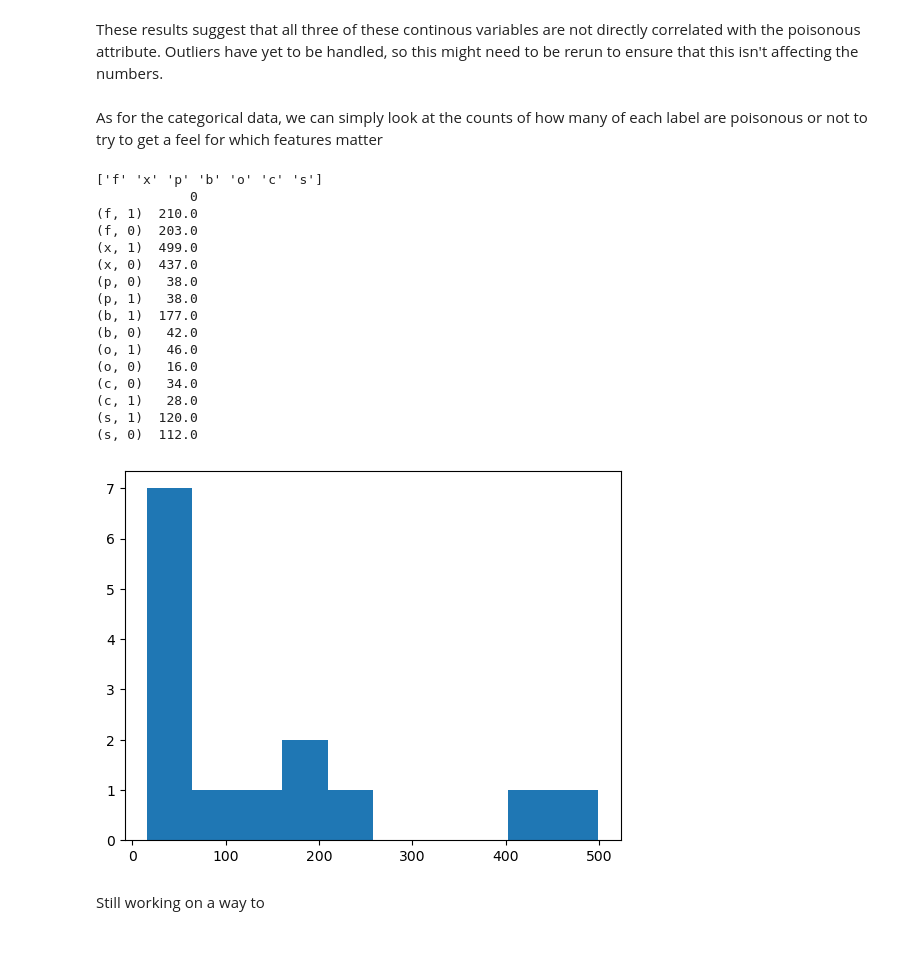
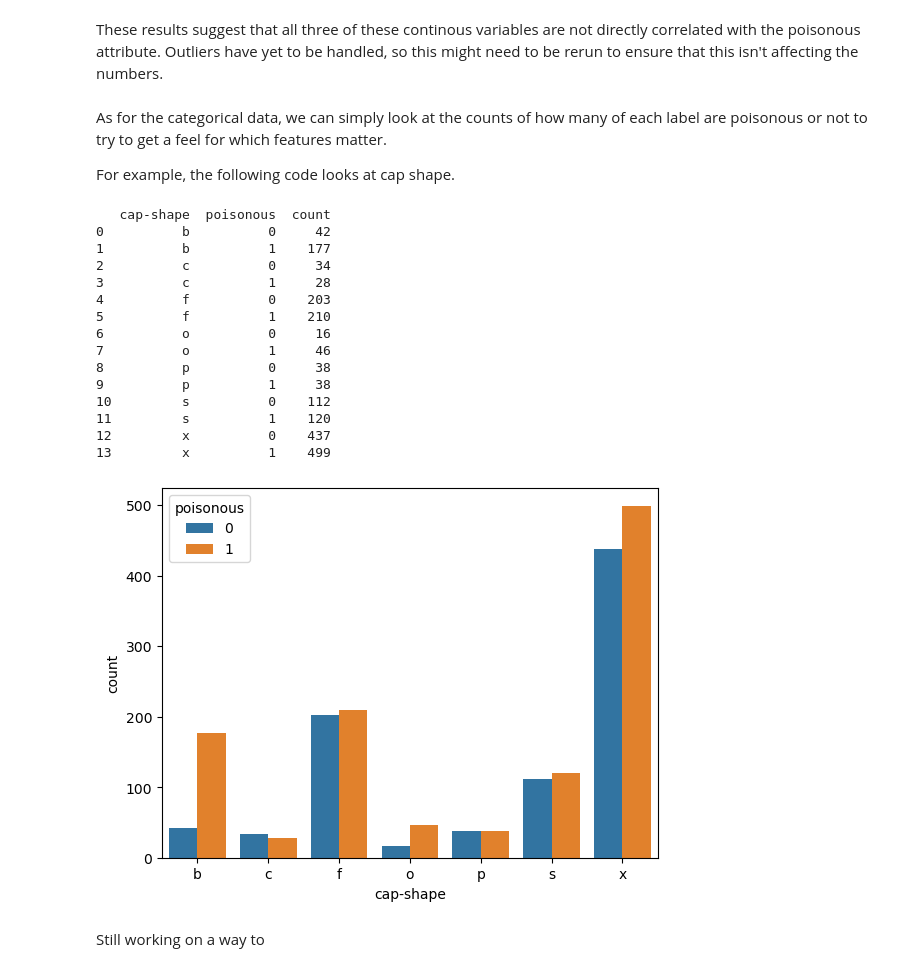
Before and after one commit to p-kve/ecs171_MushroomID, a Jupyter notebook: mushroomsDataCleaning.ipynb, the cells around one changed output. Drawn from its saved outputs; the diff is of its cells as text; code cells hidden in the pictures; blank space fills up the shorter version.

Commit message:
Fixed "countFeatureAndPoisonousCases" function

```diff
--- a/mushroomsDataCleaning.ipynb
+++ b/mushroomsDataCleaning.ipynb
@@ -231,43 +231,37 @@ plt.show()
 # %% [markdown]
 These results suggest that all three of these continous variables are not directly correlated with the poisonous attribute. Outliers have yet to be handled, so this might need to be rerun to ensure that this isn't affecting the numbers.
 # %% [markdown]
-As for the categorical data, we can simply look at the counts of how many of each label are poisonous or not to try to get a feel for which features matter
+As for the categorical data, we can simply look at the counts of how many of each label are poisonous or not to try to get a feel for which features matter.
+
+
+For example, the following code looks at cap shape.
-# %%
-def countFeatureAndPoisonousCases(df, feature):
-	features = [feature, "poisonous"]
-	df_T = df[features]
-	df_O = pd.DataFrame()
-	print(df_T[feature].unique())
-	for attr in df_T[feature].unique():
-		df_X = df_T.loc[(df_T[feature] == attr)]
-		#print(df_X.value_counts())
-		df_O = pd.concat([df_O, df_X.value_counts()])
-		#print(df_O)
-		#plt.legend()
-		#plt.show()
-	print(df_O)
-	plt.hist(df_O)
-	plt.show()
-
-
-countFeatureAndPoisonousCases(df, "cap-shape")
-# %% [output]
-['f' 'x' 'p' 'b' 'o' 'c' 's']
-            0
-(f, 1)  210.0
-(f, 0)  203.0
-(x, 1)  499.0
-(x, 0)  437.0
-(p, 0)   38.0
-(p, 1)   38.0
-(b, 1)  177.0
-(b, 0)   42.0
-(o, 1)   46.0
-(o, 0)   16.0
-(c, 0)   34.0
-(c, 1)   28.0
-(s, 1)  120.0
-(s, 0)  112.0
-[figure, removed]
+# %%
+def countFeatureAndPoisonousCases(df, feature, printTable=False):
+	features = [feature, "poisonous"]
+	df_T = df[features]
+	df_T = df_T.groupby(feature)["poisonous"].value_counts().sort_index()
+	df_T = df_T.to_frame().reset_index()
+	print(df_T)
+	sns.barplot(x=df_T[feature], y=df_T["count"], hue=df_T["poisonous"])
+	plt.show()
+
+countFeatureAndPoisonousCases(df, "cap-shape", printTable=True)
+# %% [output]
+   cap-shape  poisonous  count
+0          b          0     42
+1          b          1    177
+2          c          0     34
+3          c          1     28
+4          f          0    203
+5          f          1    210
+6          o          0     16
+7          o          1     46
+8          p          0     38
+9          p          1     38
+10         s          0    112
+11         s          1    120
+12         x          0    437
+13         x          1    499
+[figure, added]
 # %% [markdown]
 Still working on a way to
```
